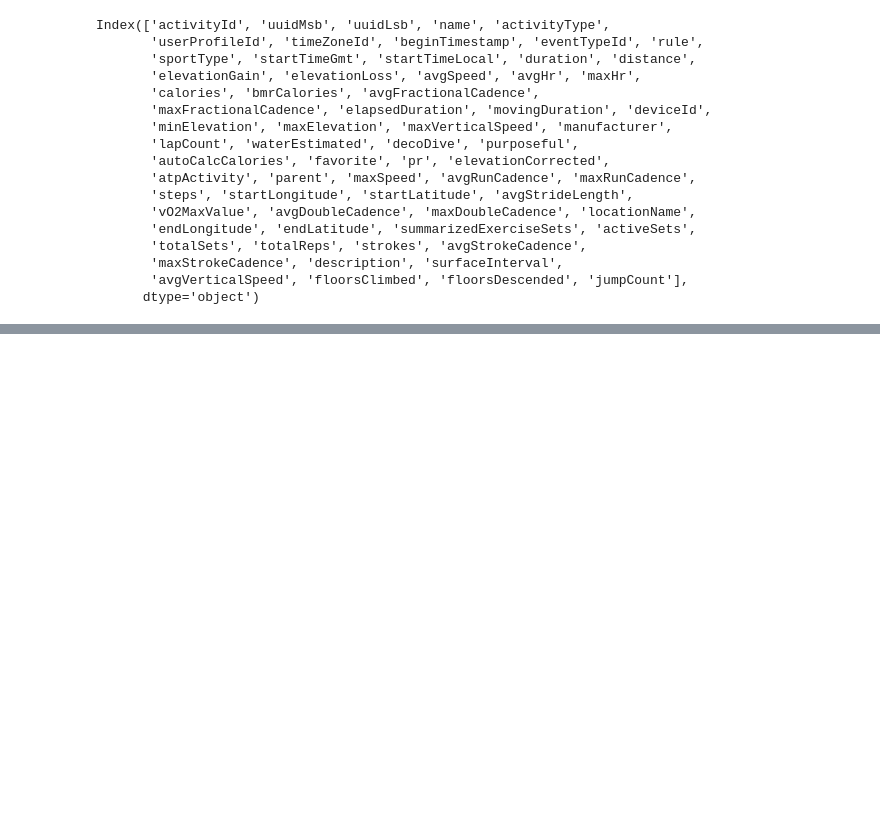
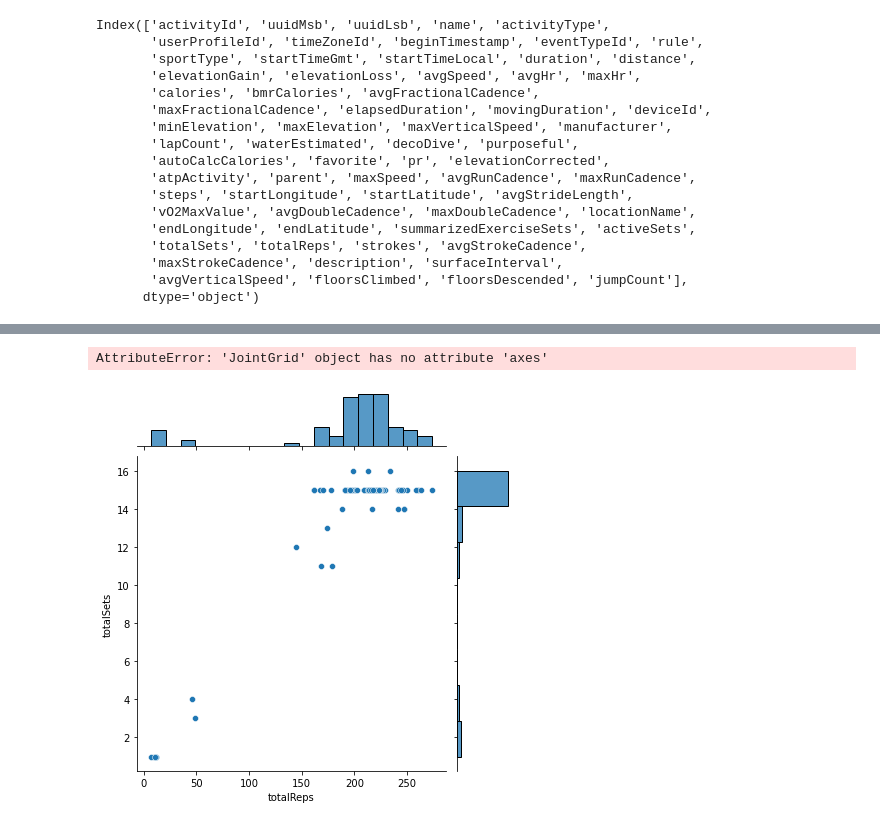
Before and after one commit to zrvila/garmin, a Jupyter notebook: analysis.ipynb, the cells around one changed output, grey strips where cells are left out. Saved outputs shown, nothing was run; the diff lists cells and outputs as text; code cells hidden in the pictures; blank space fills up the shorter version.

```diff
--- a/analysis.ipynb
+++ b/analysis.ipynb
@@ -50,2 +57,3 @@ df.shape
 # %%
-df['sportType'].unique()
+df_cardio = df[df['activityType'] == 'indoor_cardio']
+df_str = df[df['activityType'] == 'strength_training']
@@ -54,0 +86,6 @@ array(['TRAINING', 'STEPS', 'FITNESS_EQUIPMENT', 'ROWING', 'RUNNING',
+# %%
+plt = sns.jointplot(data=df_str, x="totalReps", y="totalSets")
+plt.set(title='Sets vs Reps')
+# %% [output]
+AttributeError: 'JointGrid' object has no attribute 'axes'
+[figure, added]
```
Also changed, not shown: parts of 34 cells of this notebook.
